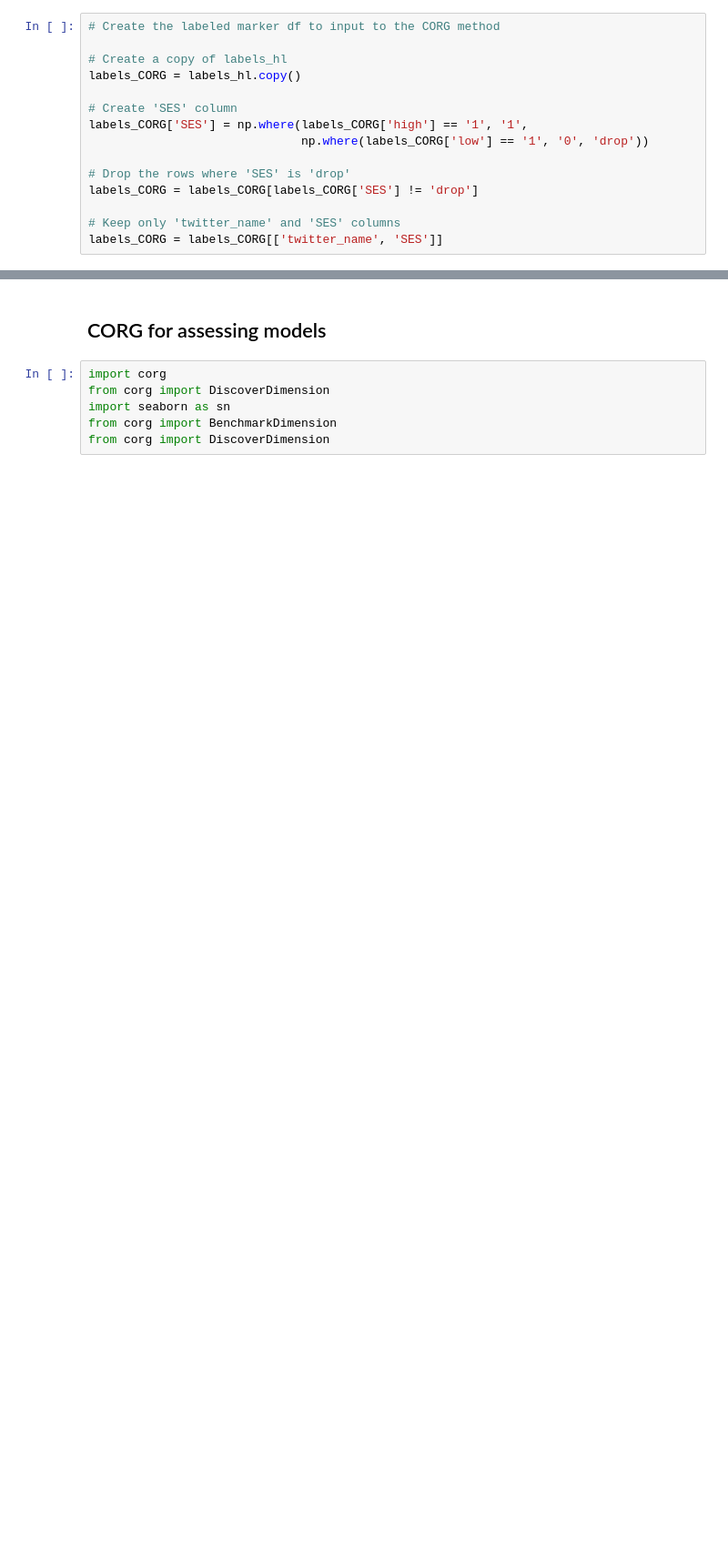
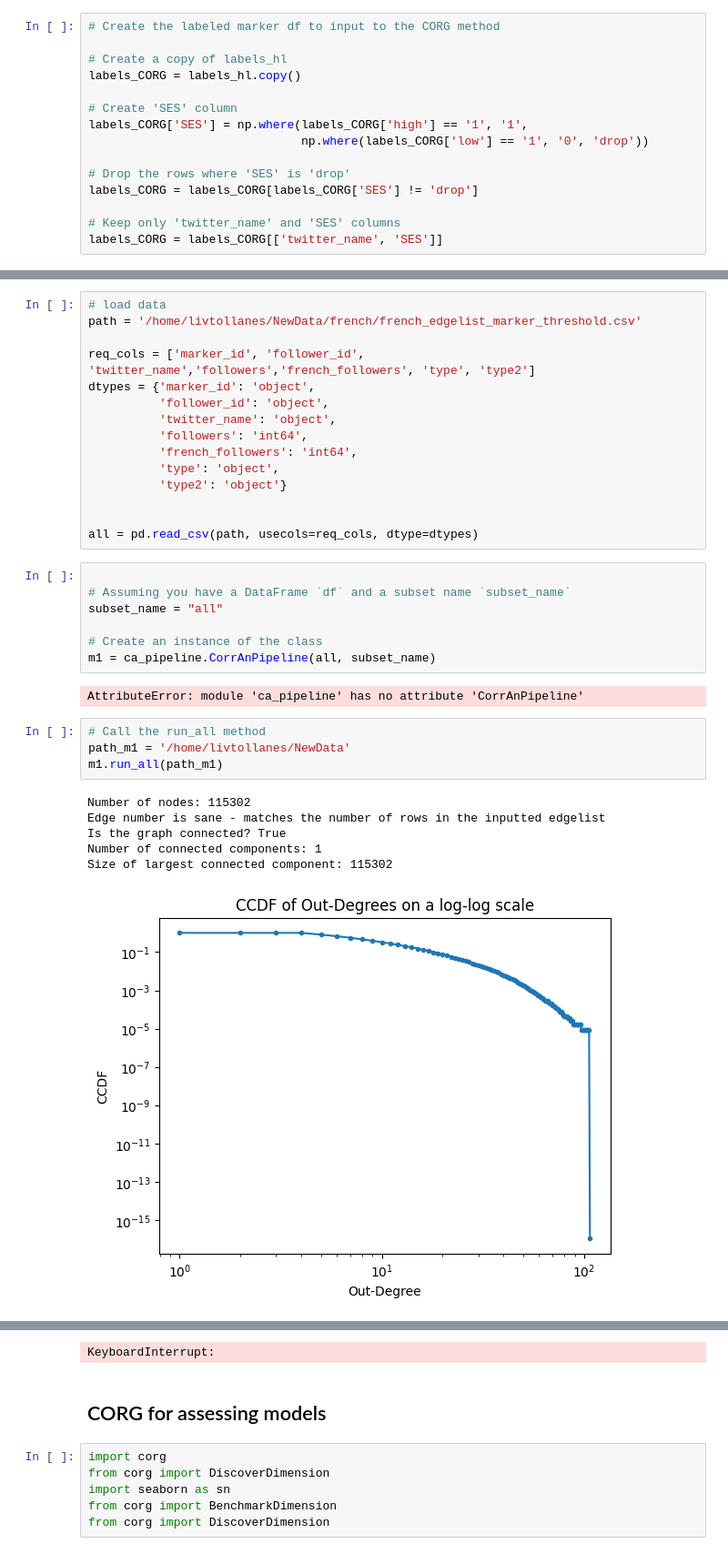
Before and after one commit to livtol99/Liv-Stage---FOCOS-Hand-Over, a Jupyter notebook: Code/Brand Validation/marker_inclusion.ipynb, the cells around one changed output, grey strips where cells are left out. Shown at 91% size. Cells and saved outputs as stored; diff of their text form; blank space fills up the shorter version.

```diff
--- a/Code/Brand Validation/marker_inclusion.ipynb
+++ b/Code/Brand Validation/marker_inclusion.ipynb
@@ -134,0 +142,35 @@ labels_CORG = labels_CORG[['twitter_name', 'SES']]
+# %%
+# load data
+path = '/home/livtollanes/NewData/french/french_edgelist_marker_threshold.csv'
+
+req_cols = ['marker_id', 'follower_id', 'twitter_name','followers','french_followers', 'type', 'type2']
+dtypes = {'marker_id': 'object',
+          'follower_id': 'object',
+          'twitter_name': 'object',
+          'followers': 'int64',
+          'french_followers': 'int64',
+          'type': 'object',
+          'type2': 'object'}
+
+
+all = pd.read_csv(path, usecols=req_cols, dtype=dtypes)
+# %%
+
+# Assuming you have a DataFrame `df` and a subset name `subset_name`
+subset_name = "all"
+
+# Create an instance of the class
+m1 = ca_pipeline.CorrAnPipeline(all, subset_name)
+# %% [output]
+AttributeError: module 'ca_pipeline' has no attribute 'CorrAnPipeline'
+# %%
+# Call the run_all method
+path_m1 = '/home/livtollanes/NewData'
+m1.run_all(path_m1)
+# %% [output]
+Number of nodes: 115302
+Edge number is sane - matches the number of rows in the inputted edgelist
+Is the graph connected? True
+Number of connected components: 1
+Size of largest connected component: 115302
+[figure, added]
@@ -135,3 +178,4 @@ labels_CORG = labels_CORG[['twitter_name', 'SES']]
+KeyboardInterrupt:
 # %% [markdown]
 ## CORG for assessing models
 # %%
```
Also changed, not shown: parts of 6 cells of this notebook, 2 other files.
